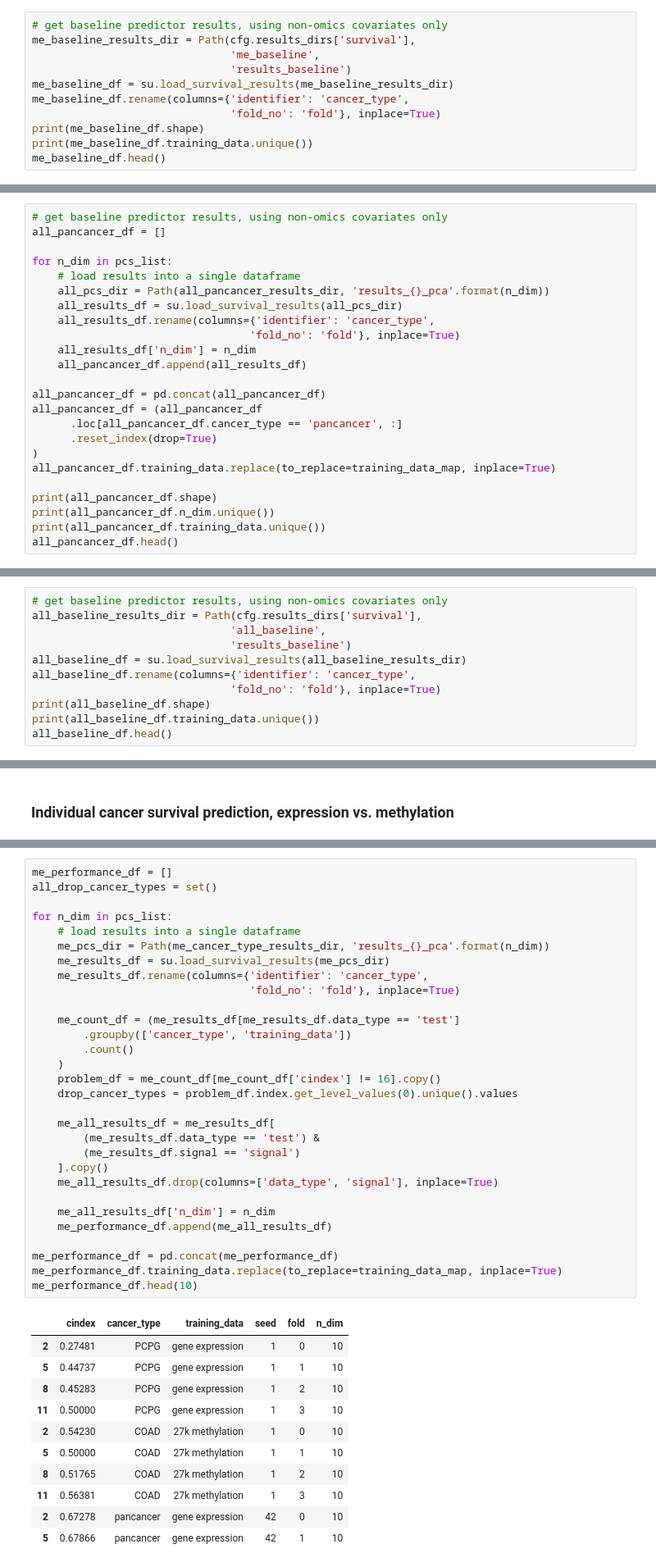
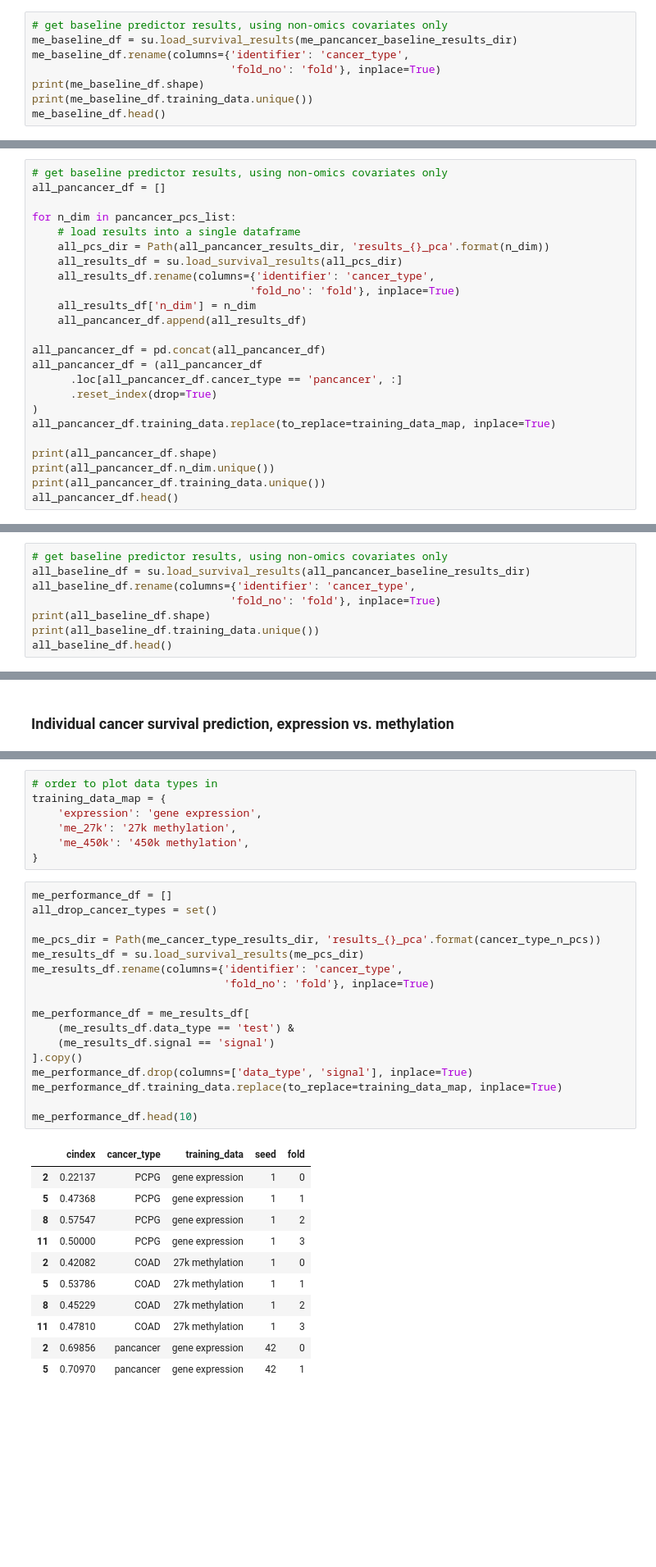
Before and after one commit to greenelab/mpmp, a Jupyter notebook: 06_predict_survival/plot_survival_pc_comparison.ipynb, the cells around one changed output, grey strips where cells are left out. Shown at 82% size. Cells and saved outputs as stored; diff of their text form; blank space fills up the shorter version.

```diff
--- a/06_predict_survival/plot_survival_pc_comparison.ipynb
+++ b/06_predict_survival/plot_survival_pc_comparison.ipynb
@@ -81,10 +85,7 @@ me_pancancer_df.head()
 | 4 | 0.70239 | cv | pancancer | gene expression | shuffled | 1 | 1 | 10 |
 # %%
 # get baseline predictor results, using non-omics covariates only
-me_baseline_results_dir = Path(cfg.results_dirs['survival'],
-                               'me_baseline',
-                               'results_baseline')
-me_baseline_df = su.load_survival_results(me_baseline_results_dir)
+me_baseline_df = su.load_survival_results(me_pancancer_baseline_results_dir)
 me_baseline_df.rename(columns={'identifier': 'cancer_type',
                                'fold_no': 'fold'}, inplace=True)
 print(me_baseline_df.shape)
@@ -156,7 +184,7 @@ training_data_map = {
 # get baseline predictor results, using non-omics covariates only
 all_pancancer_df = []
 
-for n_dim in pcs_list:
+for n_dim in pancancer_pcs_list:
     # load results into a single dataframe
     all_pcs_dir = Path(all_pancancer_results_dir, 'results_{}_pca'.format(n_dim))
     all_results_df = su.load_survival_results(all_pcs_dir)
@@ -189,10 +217,7 @@ all_pancancer_df.head()
 | 4 | 0.70786 | cv | pancancer | gene expression | shuffled | 1 | 1 | 10 |
 # %%
 # get baseline predictor results, using non-omics covariates only
-all_baseline_results_dir = Path(cfg.results_dirs['survival'],
-                               'all_baseline',
-                               'results_baseline')
-all_baseline_df = su.load_survival_results(all_baseline_results_dir)
+all_baseline_df = su.load_survival_results(all_pancancer_baseline_results_dir)
 all_baseline_df.rename(columns={'identifier': 'cancer_type',
                                'fold_no': 'fold'}, inplace=True)
 print(all_baseline_df.shape)
@@ -334,43 +275,37 @@ Text(0.5, 1.0, 'Well-predicted/total ratio vs. PC count')
+# %%
+# order to plot data types in
+training_data_map = {
+    'expression': 'gene expression',
+    'me_27k': '27k methylation',
+    'me_450k': '450k methylation',
+}
 # %%
 me_performance_df = []
 all_drop_cancer_types = set()
 
-for n_dim in pcs_list:
-    # load results into a single dataframe
-    me_pcs_dir = Path(me_cancer_type_results_dir, 'results_{}_pca'.format(n_dim))
-    me_results_df = su.load_survival_results(me_pcs_dir)
-    me_results_df.rename(columns={'identifier': 'cancer_type',
-                                  'fold_no': 'fold'}, inplace=True)
+me_pcs_dir = Path(me_cancer_type_results_dir, 'results_{}_pca'.format(cancer_type_n_pcs))
+me_results_df = su.load_survival_results(me_pcs_dir)
+me_results_df.rename(columns={'identifier': 'cancer_type',
+                              'fold_no': 'fold'}, inplace=True)
 
-    me_count_df = (me_results_df[me_results_df.data_type == 'test']
-        .groupby(['cancer_type', 'training_data'])
-        .count()
-    )
-    problem_df = me_count_df[me_count_df['cindex'] != 16].copy()
-    drop_cancer_types = problem_df.index.get_level_values(0).unique().values
+me_performance_df = me_results_df[
+    (me_results_df.data_type == 'test') &
+    (me_results_df.signal == 'signal')
+].copy()
+me_performance_df.drop(columns=['data_type', 'signal'], inplace=True)
+me_performance_df.training_data.replace(to_replace=training_data_map, inplace=True)
 
-    me_all_results_df = me_results_df[
-        (me_results_df.data_type == 'test') &
-        (me_results_df.signal == 'signal')
-    ].copy()
-    me_all_results_df.drop(columns=['data_type', 'signal'], inplace=True)
-
-    me_all_results_df['n_dim'] = n_dim
-    me_performance_df.append(me_all_results_df)
-
-me_performance_df = pd.concat(me_performance_df)
-me_performance_df.training_data.replace(to_replace=training_data_map, inplace=True)
 me_performance_df.head(10)
 # %% [output]
-|  | cindex | cancer_type | training_data | seed | fold | n_dim |
-| 2 | 0.27481 | PCPG | gene expression | 1 | 0 | 10 |
-| 5 | 0.44737 | PCPG | gene expression | 1 | 1 | 10 |
-| 8 | 0.45283 | PCPG | gene expression | 1 | 2 | 10 |
-| 11 | 0.50000 | PCPG | gene expression | 1 | 3 | 10 |
-| 2 | 0.54230 | COAD | 27k methylation | 1 | 0 | 10 |
-| 5 | 0.50000 | COAD | 27k methylation | 1 | 1 | 10 |
-| 8 | 0.51765 | COAD | 27k methylation | 1 | 2 | 10 |
-| 11 | 0.56381 | COAD | 27k methylation | 1 | 3 | 10 |
-| 2 | 0.67278 | pancancer | gene expression | 42 | 0 | 10 |
-| 5 | 0.67866 | pancancer | gene expression | 42 | 1 | 10 |
+|  | cindex | cancer_type | training_data | seed | fold |
+| 2 | 0.22137 | PCPG | gene expression | 1 | 0 |
+| 5 | 0.47368 | PCPG | gene expression | 1 | 1 |
+| 8 | 0.57547 | PCPG | gene expression | 1 | 2 |
+| 11 | 0.50000 | PCPG | gene expression | 1 | 3 |
+| 2 | 0.42082 | COAD | 27k methylation | 1 | 0 |
+| 5 | 0.53786 | COAD | 27k methylation | 1 | 1 |
+| 8 | 0.45229 | COAD | 27k methylation | 1 | 2 |
+| 11 | 0.47810 | COAD | 27k methylation | 1 | 3 |
+| 2 | 0.69856 | pancancer | gene expression | 42 | 0 |
+| 5 | 0.70970 | pancancer | gene expression | 42 | 1 |
 # %%
```
Also changed, not shown: parts of 25 cells of this notebook.
